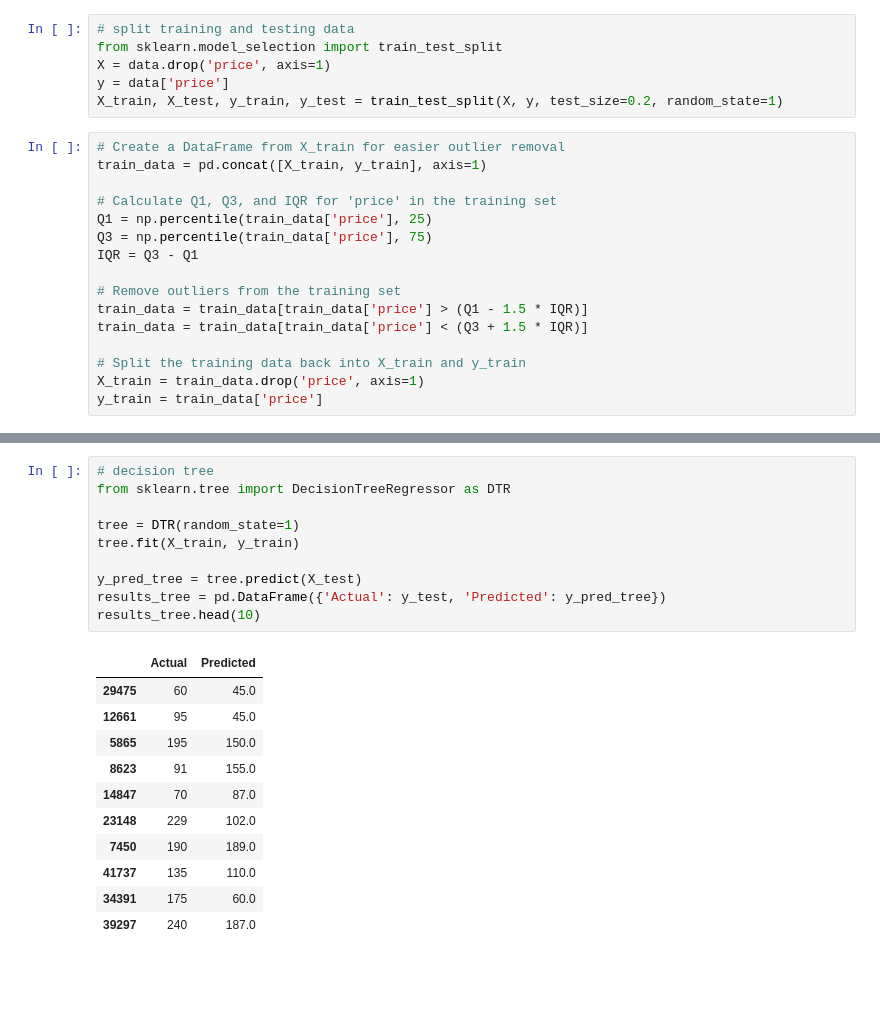
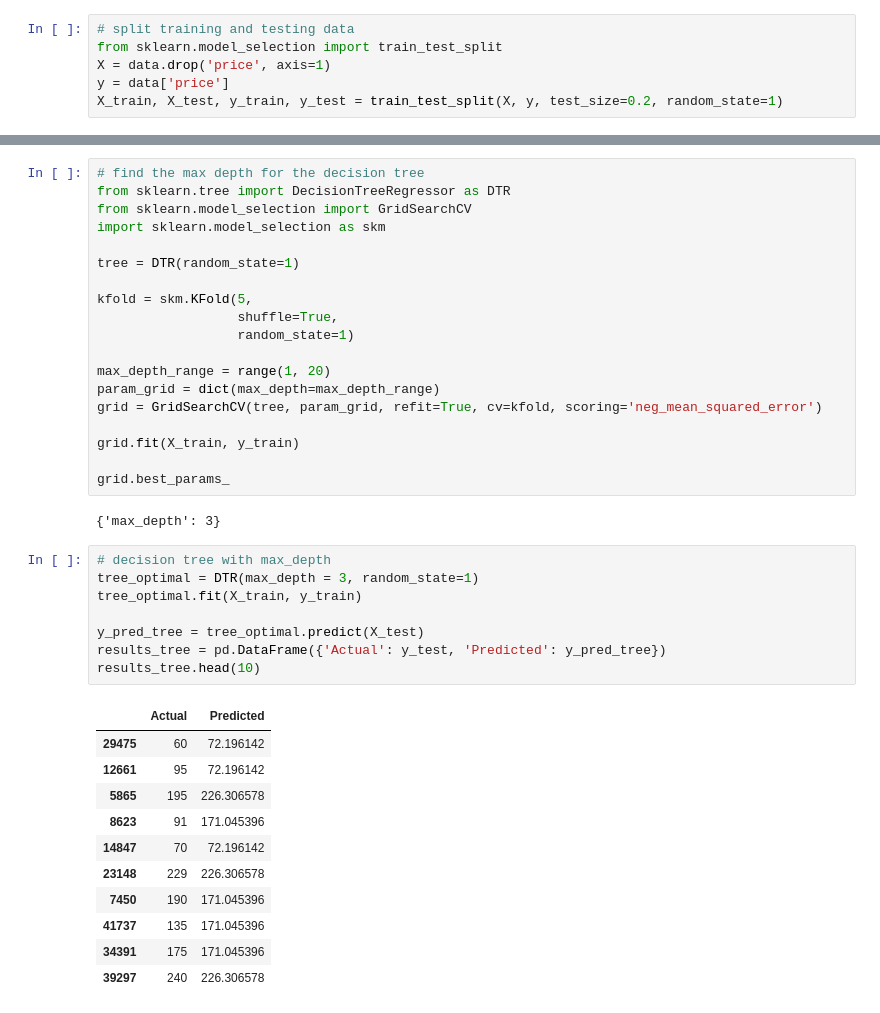
Before and after one commit to joshuajacobs2020/AirbnbPricePrediction, a Jupyter notebook: Airbnb2_Jerry.ipynb, the cells around one changed output, grey strips where cells are left out. Drawn from its saved outputs; the diff is of its cells as text; blank space fills up the shorter version.

```diff
--- a/Airbnb2_Jerry.ipynb
+++ b/Airbnb2_Jerry.ipynb
@@ -57,22 +57,6 @@ from sklearn.model_selection import train_test_split
 X = data.drop('price', axis=1)
 y = data['price']
 X_train, X_test, y_train, y_test = train_test_split(X, y, test_size=0.2, random_state=1)
-# %%
-# Create a DataFrame from X_train for easier outlier removal
-train_data = pd.concat([X_train, y_train], axis=1)
-
-# Calculate Q1, Q3, and IQR for 'price' in the training set
-Q1 = np.percentile(train_data['price'], 25)
-Q3 = np.percentile(train_data['price'], 75)
-IQR = Q3 - Q1
-
-# Remove outliers from the training set
-train_data = train_data[train_data['price'] > (Q1 - 1.5 * IQR)]
-train_data = train_data[train_data['price'] < (Q3 + 1.5 * IQR)]
-
-# Split the training data back into X_train and y_train
-X_train = train_data.drop('price', axis=1)
-y_train = train_data['price']
 # %%
 X_train.shape, X_test.shape
 # %% [output]
@@ -143,24 +129,43 @@ mse_linreg, rmse_linreg
+# %%
+# find the max depth for the decision tree
+from sklearn.tree import DecisionTreeRegressor as DTR
+from sklearn.model_selection import GridSearchCV
+import sklearn.model_selection as skm
+
+tree = DTR(random_state=1)
+
+kfold = skm.KFold(5,
+                  shuffle=True,
+                  random_state=1)
+
+max_depth_range = range(1, 20)
+param_grid = dict(max_depth=max_depth_range)
+grid = GridSearchCV(tree, param_grid, refit=True, cv=kfold, scoring='neg_mean_squared_error')
+
+grid.fit(X_train, y_train)
+
+grid.best_params_
+# %% [output]
+{'max_depth': 3}
 # %%
-# decision tree
-from sklearn.tree import DecisionTreeRegressor as DTR
+# decision tree with max_depth
+tree_optimal = DTR(max_depth = 3, random_state=1)
+tree_optimal.fit(X_train, y_train)
 
-tree = DTR(random_state=1)
-tree.fit(X_train, y_train)
-
-y_pred_tree = tree.predict(X_test)
+y_pred_tree = tree_optimal.predict(X_test)
 results_tree = pd.DataFrame({'Actual': y_test, 'Predicted': y_pred_tree})
 results_tree.head(10)
 # %% [output]
 |  | Actual | Predicted |
-| 29475 | 60 | 45.0 |
-| 12661 | 95 | 45.0 |
-| 5865 | 195 | 150.0 |
-| 8623 | 91 | 155.0 |
-| 14847 | 70 | 87.0 |
-| 23148 | 229 | 102.0 |
-| 7450 | 190 | 189.0 |
-| 41737 | 135 | 110.0 |
-| 34391 | 175 | 60.0 |
-| 39297 | 240 | 187.0 |
+| 29475 | 60 | 72.196142 |
+| 12661 | 95 | 72.196142 |
+| 5865 | 195 | 226.306578 |
+| 8623 | 91 | 171.045396 |
+| 14847 | 70 | 72.196142 |
+| 23148 | 229 | 226.306578 |
+| 7450 | 190 | 171.045396 |
+| 41737 | 135 | 171.045396 |
+| 34391 | 175 | 171.045396 |
+| 39297 | 240 | 226.306578 |
 # %%
 # mse and rmse for tree
```
Also changed, not shown: parts of 22 cells of this notebook.
